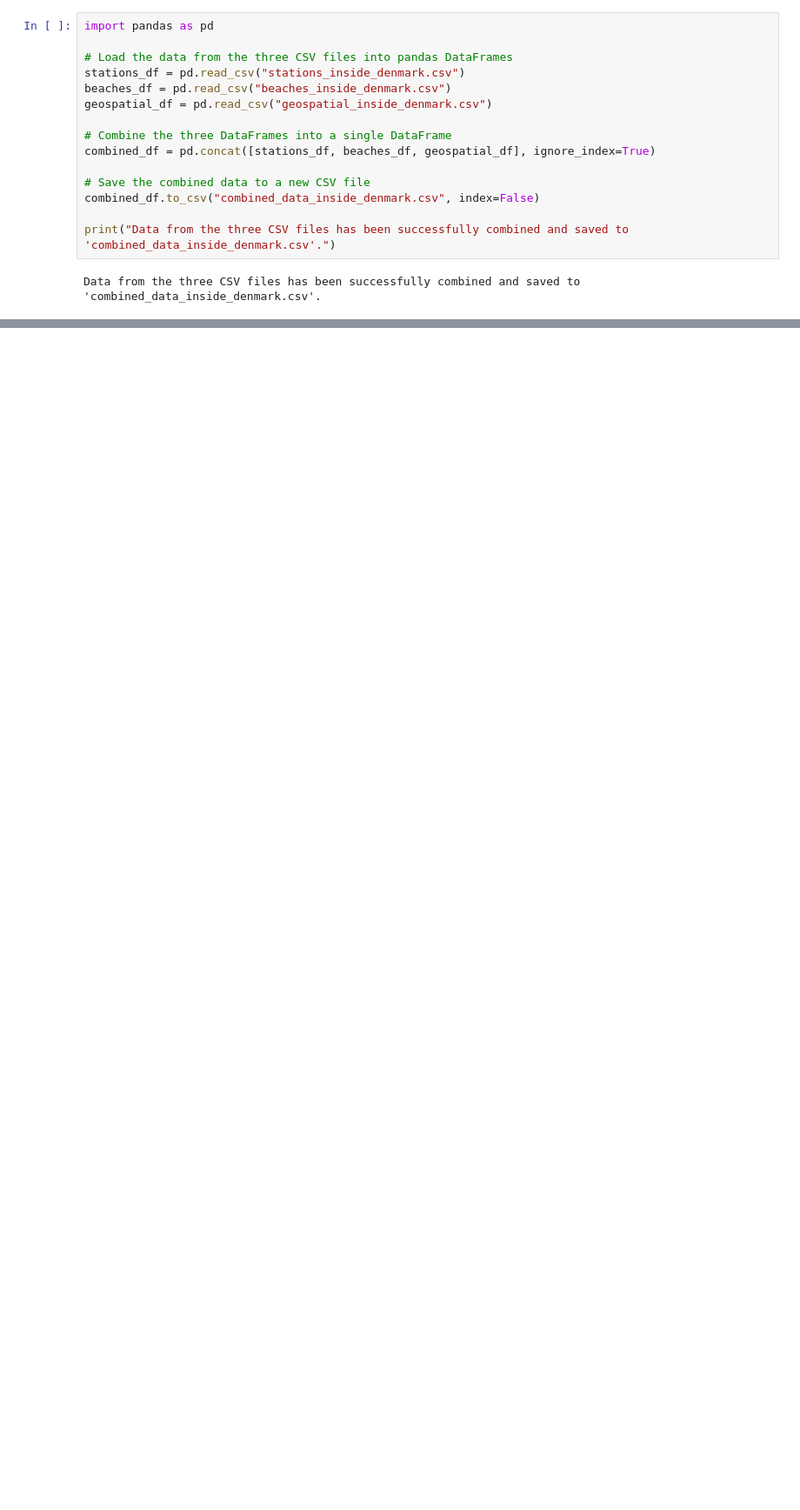
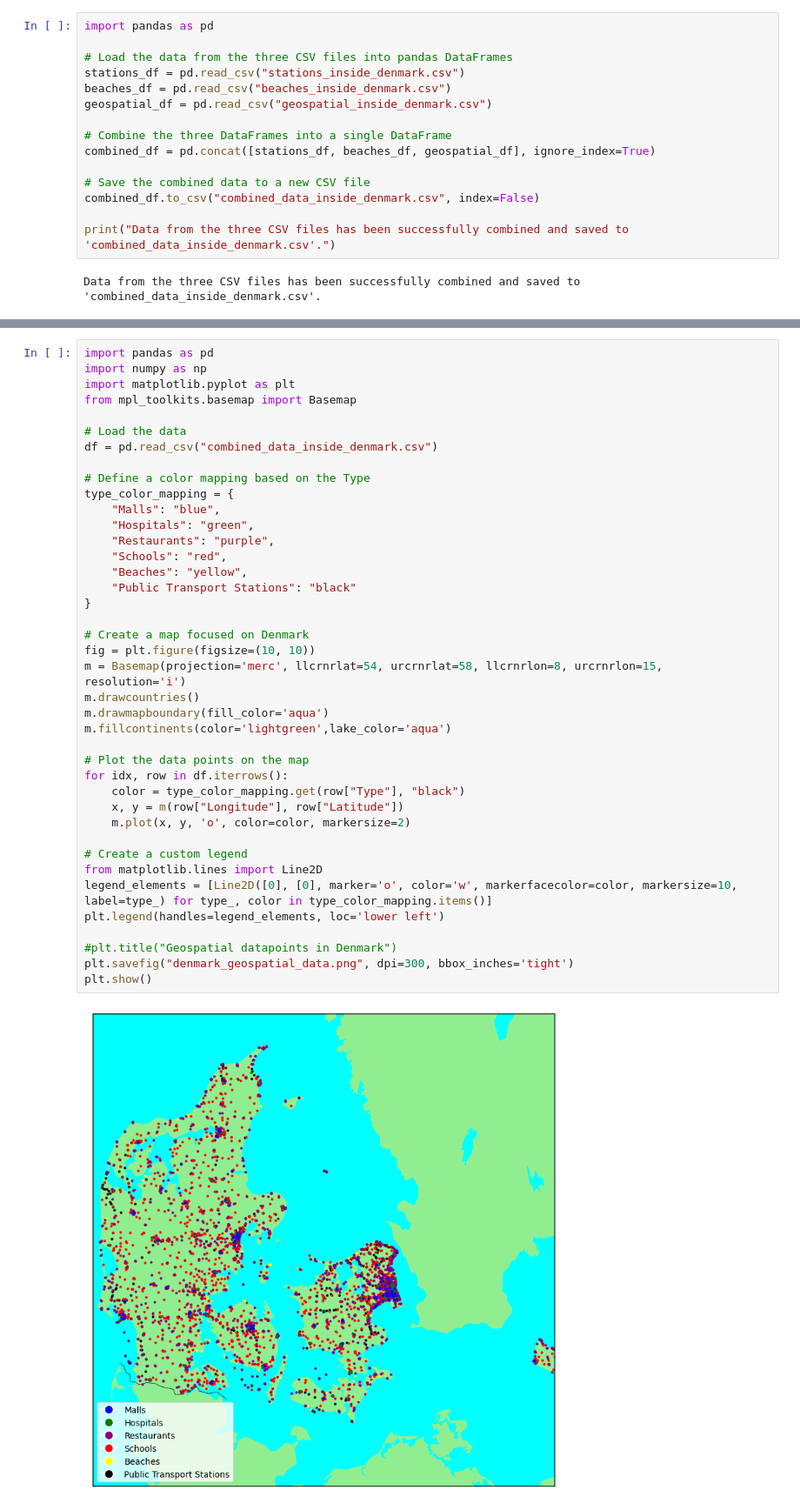
Before and after one commit to NicholasStampe/SocialDataScience, a Jupyter notebook: ExamProject/combining data.ipynb, the cells around one changed output, grey strips where cells are left out. Shown at 87% size. Drawn from its saved outputs; the diff is of its cells as text; blank space fills up the shorter version.

```diff
--- a/ExamProject/combining data.ipynb
+++ b/ExamProject/combining data.ipynb
@@ -21,0 +50,42 @@ Data from the three CSV files has been successfully combined and saved to 'combi
+# %%
+import pandas as pd
+import numpy as np
+import matplotlib.pyplot as plt
+from mpl_toolkits.basemap import Basemap
+
+# Load the data
+df = pd.read_csv("combined_data_inside_denmark.csv")
+
+# Define a color mapping based on the Type
+type_color_mapping = {
+    "Malls": "blue",
+    "Hospitals": "green",
+    "Restaurants": "purple",
+    "Schools": "red",
+    "Beaches": "yellow",
+    "Public Transport Stations": "black"
+}
+
+# Create a map focused on Denmark
+fig = plt.figure(figsize=(10, 10))
+m = Basemap(projection='merc', llcrnrlat=54, urcrnrlat=58, llcrnrlon=8, urcrnrlon=15, resolution='i')
+m.drawcountries()
+m.drawmapboundary(fill_color='aqua')
+m.fillcontinents(color='lightgreen',lake_color='aqua')
+
+# Plot the data points on the map
+for idx, row in df.iterrows():
+    color = type_color_mapping.get(row["Type"], "black")
+    x, y = m(row["Longitude"], row["Latitude"])
+    m.plot(x, y, 'o', color=color, markersize=2)
+
+# Create a custom legend
+from matplotlib.lines import Line2D
+legend_elements = [Line2D([0], [0], marker='o', color='w', markerfacecolor=color, markersize=10, label=type_) for type_, color in type_color_mapping.items()]
+plt.legend(handles=legend_elements, loc='lower left')
+
+#plt.title("Geospatial datapoints in Denmark")
+plt.savefig("denmark_geospatial_data.png", dpi=300, bbox_inches='tight')
+plt.show()
+# %% [output]
+[figure, added]
```
Also changed, not shown: parts of 5 cells of this notebook, 4 other files.
